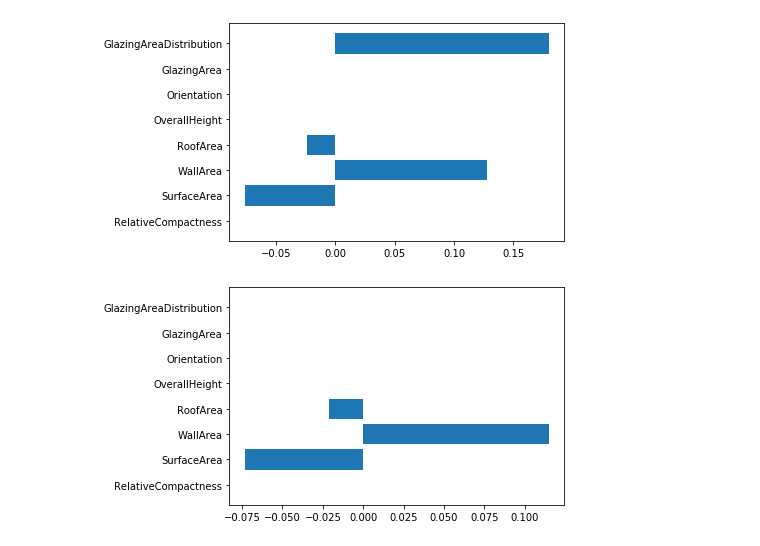
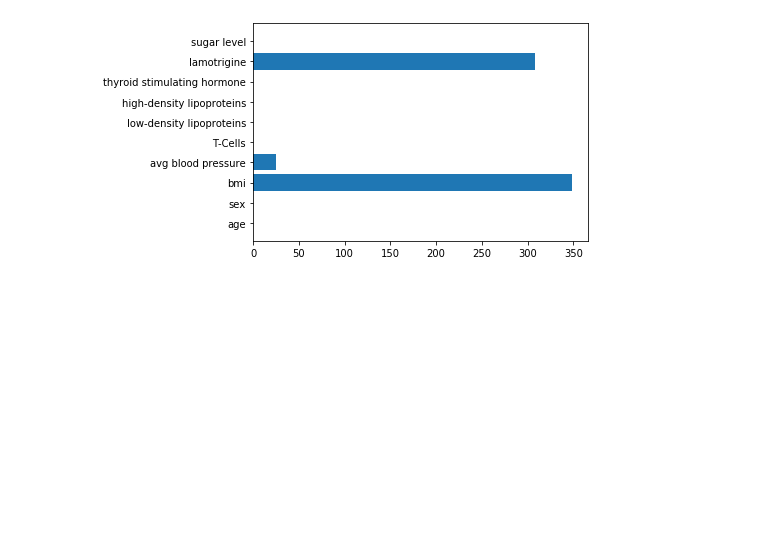
Before and after one commit to MatLaradeAcenet/Machine_Learning_Course, a Jupyter notebook: 08_Basic_Regression.ipynb, the cells around one changed output. Cells and saved outputs as stored; diff of their text form; code cells hidden in the pictures; blank space fills up the shorter version.

```diff
--- a/08_Basic_Regression.ipynb
+++ b/08_Basic_Regression.ipynb
@@ -84,5 +75,5 @@ plt.show()
 # %%
-Lasso_Regression_Model = linear_model.Lasso().fit(inputs_train, targets_train)
+Lasso_Regression_Model = linear_model.Lasso(alpha=1.0).fit(inputs_train, targets_train)
 # %%
 print(Lasso_Regression_Model.coef_)
 # %% [output]
@@ -93,10 +82,7 @@ print(Lasso_Regression_Model.coef_)
-# %%
-plt.barh(('RelativeCompactness','SurfaceArea','WallArea','RoofArea','OverallHeight','Orientation','GlazingArea','GlazingAreaDistribution'),Lasso_Regression_Model.coef_[0])
-plt.show()
-plt.barh(('RelativeCompactness','SurfaceArea','WallArea','RoofArea','OverallHeight','Orientation','GlazingArea','GlazingAreaDistribution'),Lasso_Regression_Model.coef_[1])
-plt.show()
-# %% [output]
-[figure, removed]
-[figure, removed]
+# %%
+plt.barh(("age", "sex", "bmi", "avg blood pressure", "T-Cells", "low-density lipoproteins", "high-density lipoproteins", "thyroid stimulating hormone", "lamotrigine", "sugar level"),Lasso_Regression_Model.coef_)
+plt.show()
+# %% [output]
+[figure, added]
 # %%
 Ridge_Regression_Model = linear_model.Ridge().fit(inputs_train, targets_train)
```
Also changed, not shown: parts of 19 cells of this notebook, 3 other files.
